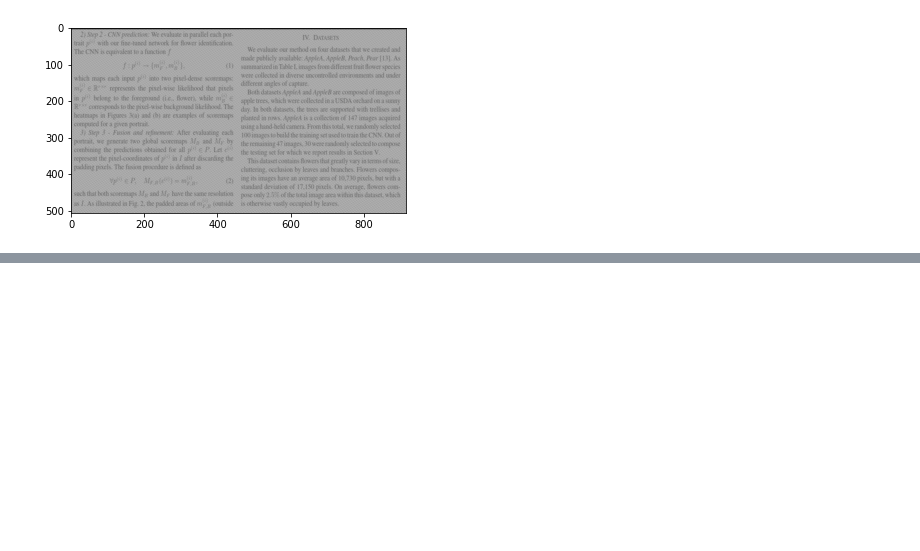
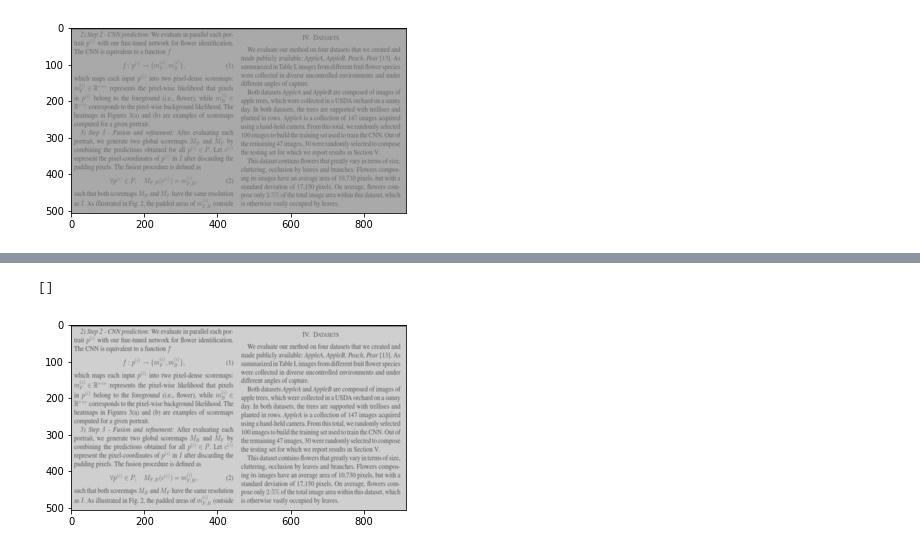
Before and after one commit to adachao/EECE5510, a Jupyter notebook: Programming_Challenge_2.ipynb, the cells around one changed output, grey strips where cells are left out. Drawn from its saved outputs; the diff is of its cells as text; code cells hidden in the pictures; blank space fills up the shorter version.

```diff
--- a/Programming_Challenge_2.ipynb
+++ b/Programming_Challenge_2.ipynb
@@ -73,0 +79,17 @@ duv = np.linalg.norm([xv-dims[1]/2,yv-dims[0]/2], axis=0)
+# %%
+#lowpass filter
+#fft
+fft_img = np.fft.fft2(scaled_img)
+#shift the fourier
+fft_shift_img = np.fft.fftshift(fft_img)
+#get the convolution
+filt_fft_img = fft_shift_img*mask
+
+cen_img=np.fft.ifft2(filt_fft_img)
+recon_img = abs(cen_img)
+
+plt.imshow(recon_img,'gray')
+plt.plot()
+# %% [output]
+[]
+[figure, added]
```
Also changed, not shown: parts of 3 cells of this notebook.
